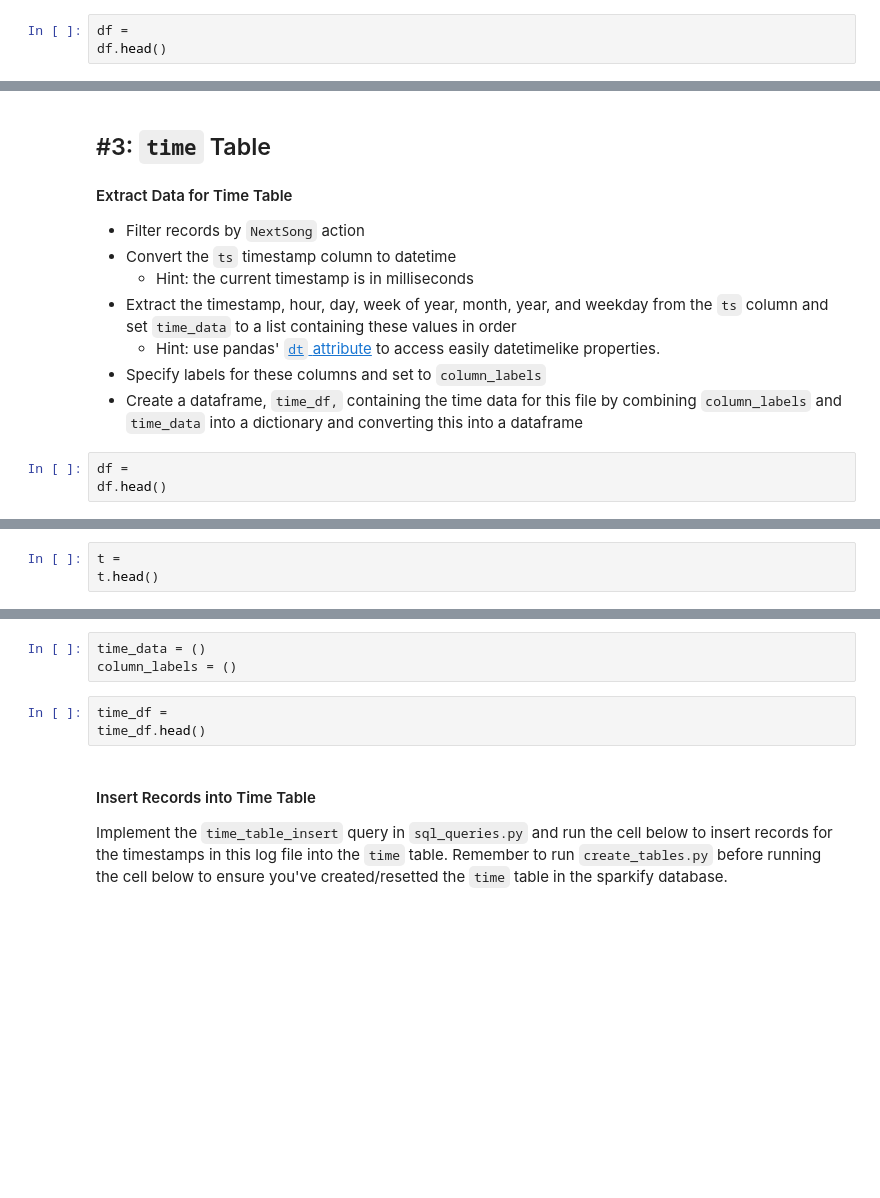
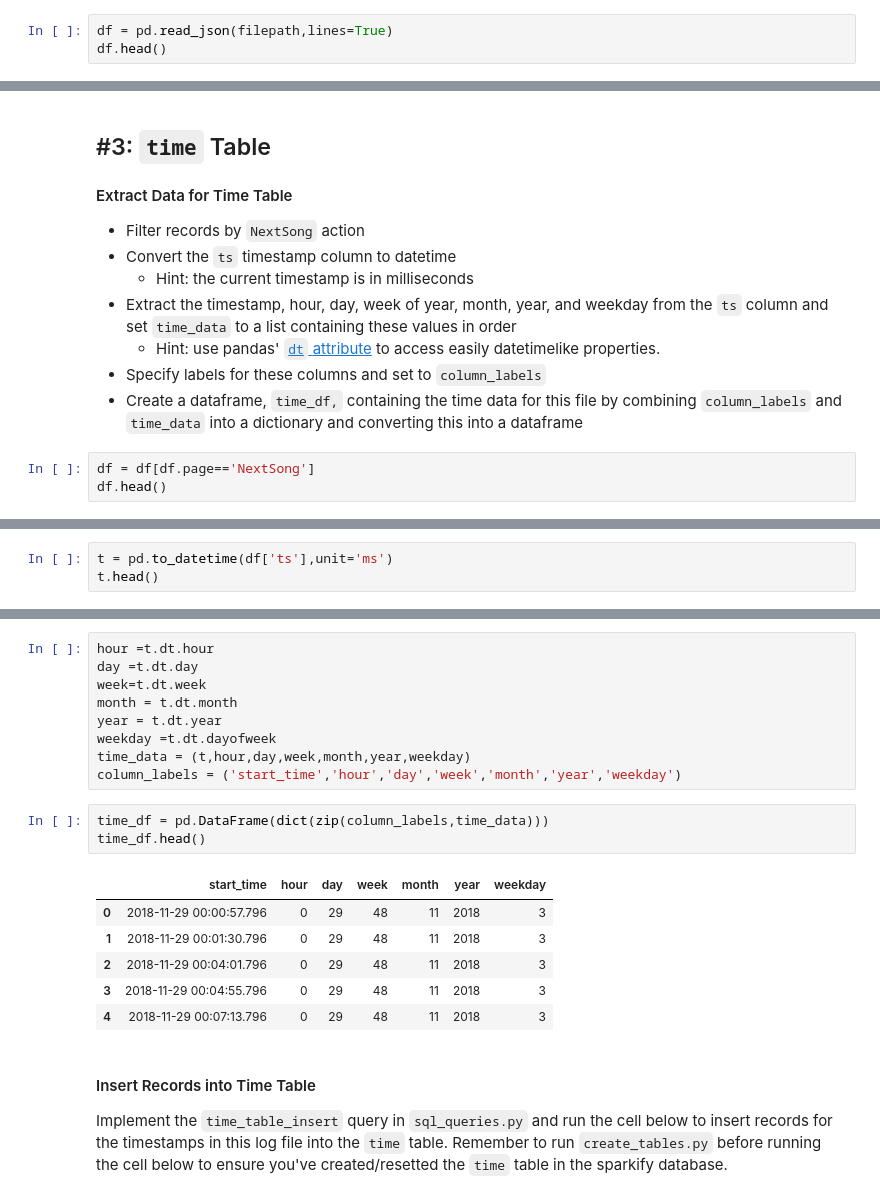
Before and after one commit to ablazleon/postgres-modelling, a Jupyter notebook: etl.ipynb, the cells around one changed output, grey strips where cells are left out. Cells and saved outputs as stored; diff of their text form; blank space fills up the shorter version.

```diff
--- a/etl.ipynb
+++ b/etl.ipynb
@@ -89,3 +134,3 @@ filepath =
 # %%
-df =
+df = pd.read_json(filepath,lines=True)
 df.head()
@@ -100,5 +152,5 @@ df.head()
 - Specify labels for these columns and set to `column_labels`
 - Create a dataframe, `time_df,` containing the time data for this file by combining `column_labels` and `time_data` into a dictionary and converting this into a dataframe
 # %%
-df =
+df = df[df.page=='NextSong']
 df.head()
@@ -105,3 +164,3 @@ df.head()
 # %%
-t =
+t = pd.to_datetime(df['ts'],unit='ms')
 t.head()
@@ -108,9 +174,22 @@ t.head()
-# %%
-time_data = ()
-column_labels = ()
+# %%
+hour =t.dt.hour
+day =t.dt.day
+week=t.dt.week
+month = t.dt.month
+year = t.dt.year
+weekday =t.dt.dayofweek
+time_data = (t,hour,day,week,month,year,weekday)
+column_labels = ('start_time','hour','day','week','month','year','weekday')
 # %%
-time_df =
+time_df = pd.DataFrame(dict(zip(column_labels,time_data)))
 time_df.head()
+# %% [output]
+|  | start_time | hour | day | week | month | year | weekday |
+| 0 | 2018-11-29 00:00:57.796 | 0 | 29 | 48 | 11 | 2018 | 3 |
+| 1 | 2018-11-29 00:01:30.796 | 0 | 29 | 48 | 11 | 2018 | 3 |
+| 2 | 2018-11-29 00:04:01.796 | 0 | 29 | 48 | 11 | 2018 | 3 |
+| 3 | 2018-11-29 00:04:55.796 | 0 | 29 | 48 | 11 | 2018 | 3 |
+| 4 | 2018-11-29 00:07:13.796 | 0 | 29 | 48 | 11 | 2018 | 3 |
 # %% [markdown]
 #### Insert Records into Time Table
 Implement the `time_table_insert` query in `sql_queries.py` and run the cell below to insert records for the timestamps in this log file into the `time` table. Remember to run `create_tables.py` before running the cell below to ensure you've created/resetted the `time` table in the sparkify database.
```
Also changed, not shown: parts of 20 cells of this notebook, 3 other files.
